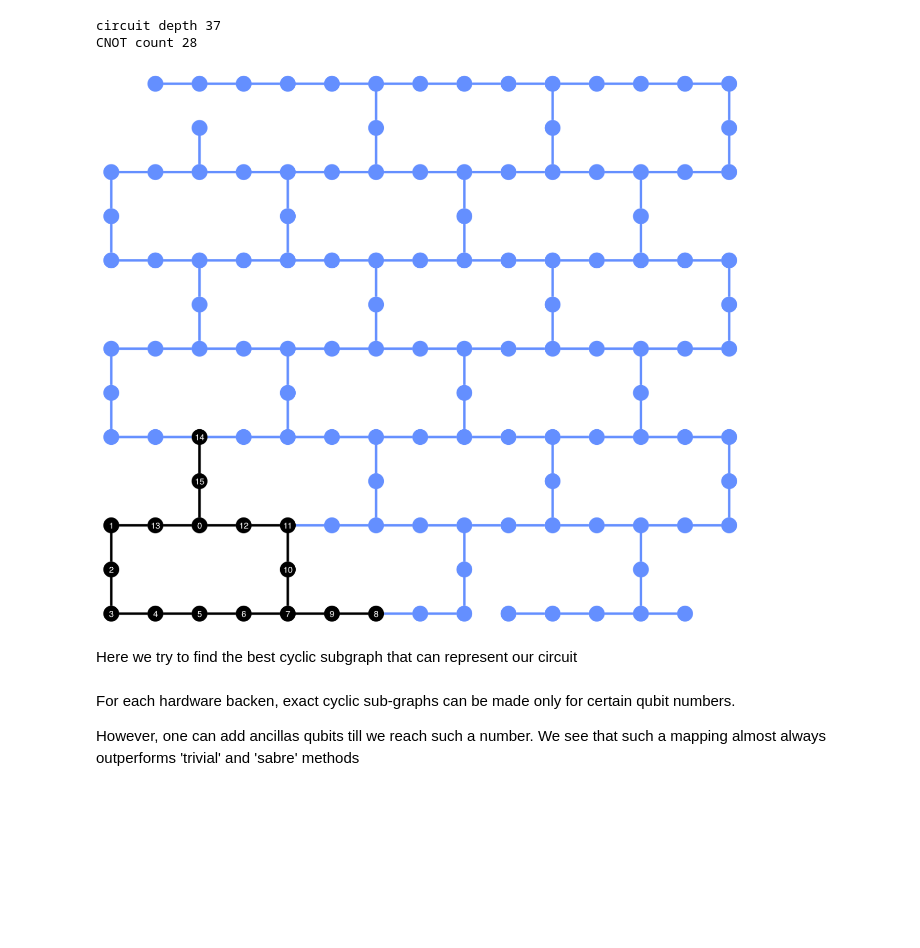
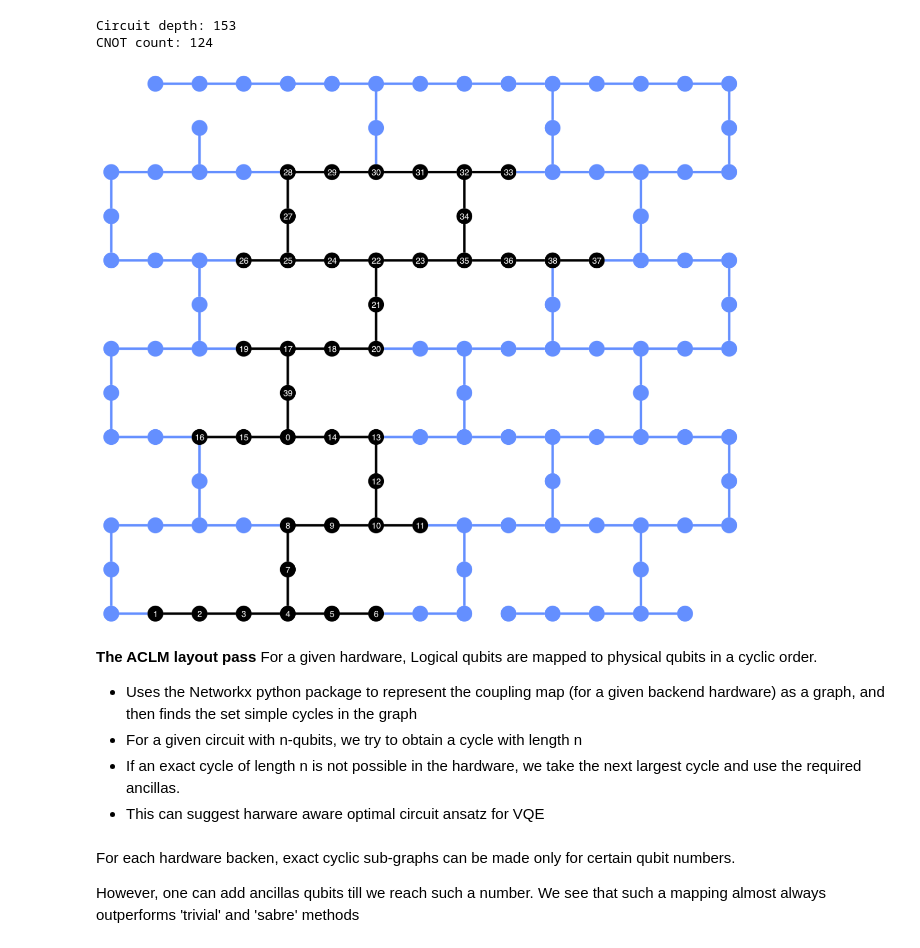
Before and after one commit to rohansrikumar/IBM-qiskit-hackathon-WoQ-2025, a Jupyter notebook: adaptive cyclic layout map.ipynb, the cells around one changed output. Saved outputs shown, nothing was run; the diff lists cells and outputs as text; code cells hidden in the pictures; blank space fills up the shorter version.

```diff
--- a/adaptive cyclic layout map.ipynb
+++ b/adaptive cyclic layout map.ipynb
@@ -35,21 +60,39 @@ Besides, VF2++ is extremely costly for large circuits
 # %%
+#number of qubits
+n=40
+
+#We use a fake backend for demonstration
+backend = fk.FakeWashingtonV2()
+#coupling map of qubits for the given backend hardware
+cm = CouplingMap(backend.configuration().coupling_map)
+
+qc= RealAmplitudes(num_qubits=n,reps=1\
+                   ,entanglement='circular',flatten=True)
+
+#transpile  the circuit with a 'sabre' layout pass
+#other transpiler passes like routing, scheduling etc. are system default
 pass_manager = generate_preset_pass_manager(
         optimization_level=2,
         backend=backend,
         layout_method='sabre',
         coupling_map=cm)
 
 transpiled_circ = pass_manager.run(qc)
 
-print("circuit depth",transpiled_circ.depth())
-print("CNOT count",transpiled_circ.count_ops().get("cx", 0))
-plot_circuit_layout(transpiled_circ, backend)
+print("Circuit depth:",transpiled_circ.depth())
+print("CNOT count:",transpiled_circ.count_ops().get("cx", 0))
+plot_circuit_layout(transpiled_circ, backend )
 # %% [output]
-circuit depth 37
-CNOT count 28
+Circuit depth: 153
+CNOT count: 124
-[figure, old version]
+[figure, new version]
-# %% [markdown]
-Here we try to find the best cyclic subgraph that can represent our circuit
+# %% [markdown]
+**The ACLM layout pass**
+For a given hardware, Logical qubits are mapped to physical qubits in a cyclic order.
+- Uses the Networkx python package to represent the coupling map (for a given backend hardware) as a graph, and then finds the set simple cycles in the graph
+- For a given circuit with n-qubits, we try to obtain a cycle with length n
+- If an exact cycle of length n is not possible in the hardware, we take the next largest cycle and use the required ancillas.
+- This can suggest harware aware optimal circuit ansatz for VQE
 # %%
 
 
```
Also changed, not shown: parts of 17 cells of this notebook.
